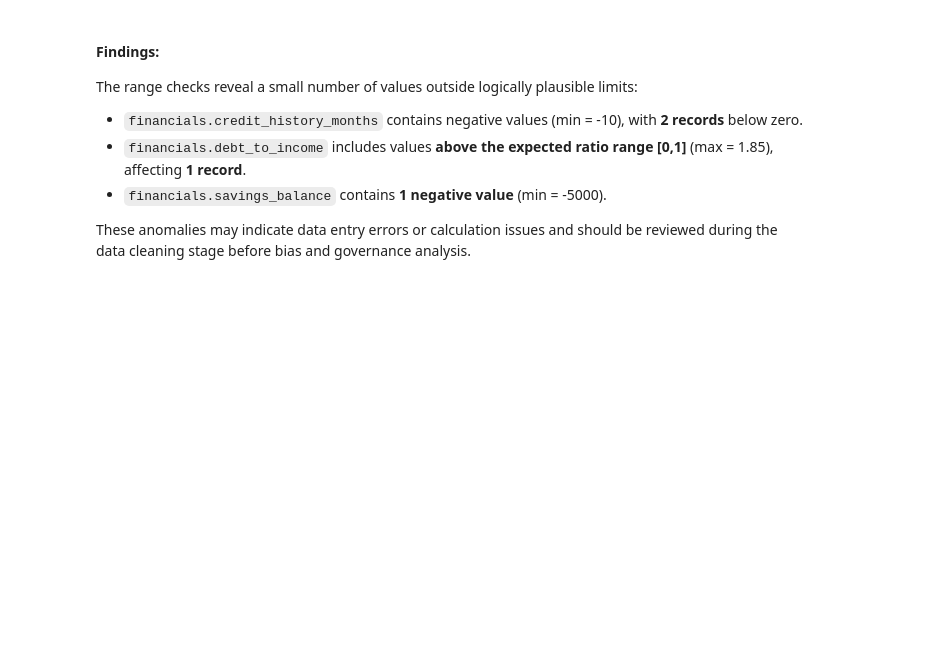
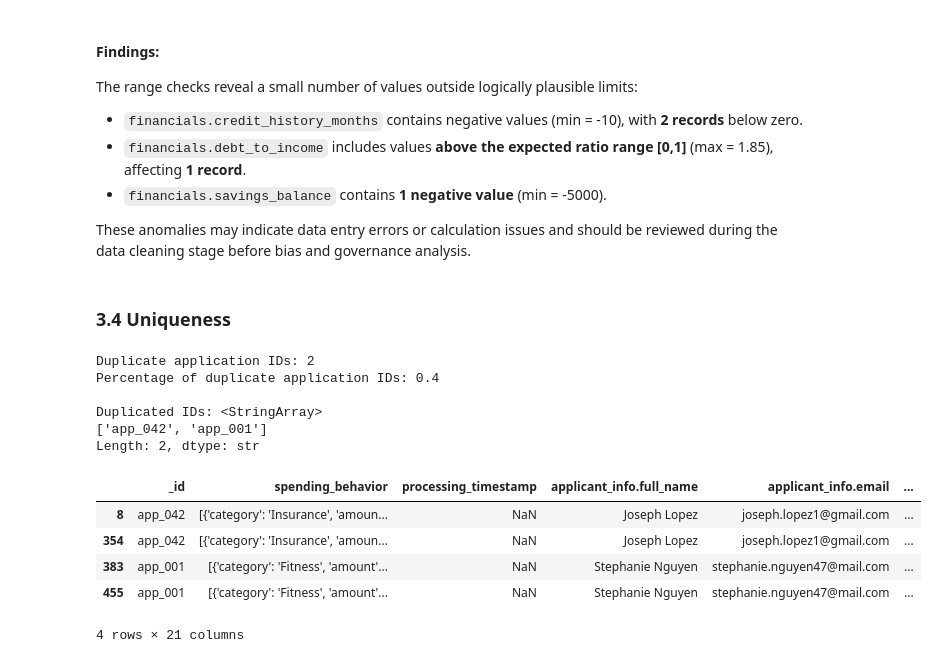
Before and after one commit to Beatrizboal/dego-project-team7, a Jupyter notebook: notebooks/01_data_quality.ipynb, the cells around one changed output. Cells and saved outputs as stored; diff of their text form; code cells hidden in the pictures; blank space fills up the shorter version.

Commit message:
Identify and quantify duplicated records based on application ID

```diff
--- a/notebooks/01_data_quality.ipynb
+++ b/notebooks/01_data_quality.ipynb
@@ -522,3 +522,30 @@ The range checks reveal a small number of values outside logically plausible lim
 - `financials.savings_balance` contains **1 negative value** (min = -5000).
 
 These anomalies may indicate data entry errors or calculation issues and should be reviewed during the data cleaning stage before bias and governance analysis.
+# %% [markdown]
+### 3.4 Uniqueness
+# %%
+# Duplicate entries based on application ID
+duplicate_count = df_raw["_id"].duplicated().sum()
+duplicate_percentage = (duplicate_count / len(df_raw) * 100).round(2)
+print("Duplicate application IDs:", duplicate_count)
+print("Percentage of duplicate application IDs:", duplicate_percentage)
+
+duplicate_ids = df_raw[df_raw["_id"].duplicated(keep=False)]["_id"].unique()
+print("\nDuplicated IDs:", duplicate_ids)
+
+duplicated_records = df_raw[df_raw["_id"].isin(duplicate_ids)] # full duplicated records
+duplicated_records
+# %% [output]
+Duplicate application IDs: 2
+Percentage of duplicate application IDs: 0.4
+
+Duplicated IDs: <StringArray>
+['app_042', 'app_001']
+Length: 2, dtype: str
+|  | _id | spending_behavior | processing_timestamp | applicant_info.full_name | applicant_info.email | ... |
+| 8 | app_042 | [{'category': 'Insurance', 'amoun... | NaN | Joseph Lopez | joseph.lopez1@gmail.com | ... |
+| 354 | app_042 | [{'category': 'Insurance', 'amoun... | NaN | Joseph Lopez | joseph.lopez1@gmail.com | ... |
+| 383 | app_001 | [{'category': 'Fitness', 'amount'... | NaN | Stephanie Nguyen | stephanie.nguyen47@mail.com | ... |
+| 455 | app_001 | [{'category': 'Fitness', 'amount'... | NaN | Stephanie Nguyen | stephanie.nguyen47@mail.com | ... |
+4 rows × 21 columns
```
Also changed, not shown: parts of 1 cell of this notebook.
